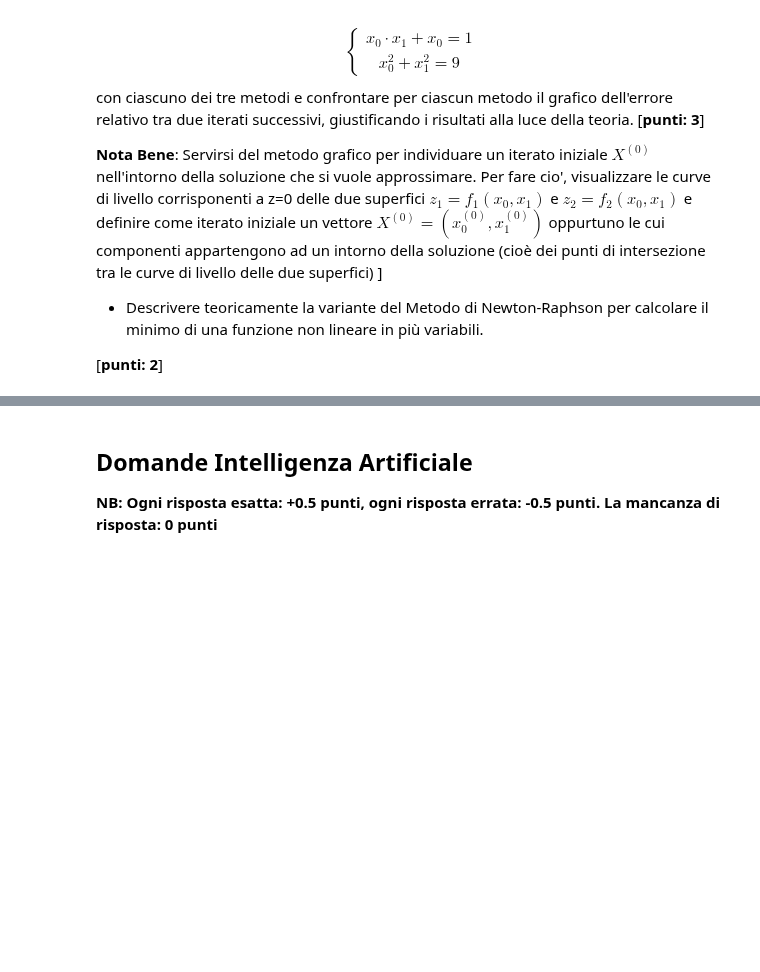
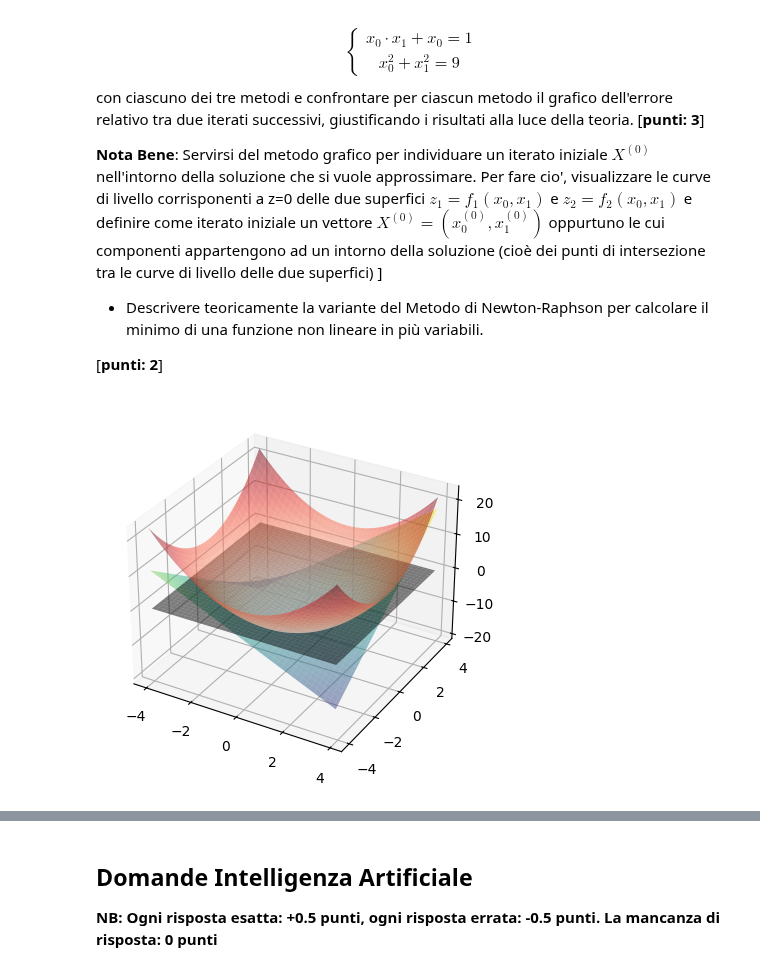
Before and after one commit to delpiter/Numerical_Methods_for_AI, a Jupyter notebook: exams/Exam_04-07-2024_I/Esame_MN_4_luglio_Turno_I.ipynb, the cells around one changed output, grey strips where cells are left out. Saved outputs shown, nothing was run; the diff lists cells and outputs as text; code cells hidden in the pictures; blank space fills up the shorter version.

```diff
--- a/exams/Exam_04-07-2024_I/Esame_MN_4_luglio_Turno_I.ipynb
+++ b/exams/Exam_04-07-2024_I/Esame_MN_4_luglio_Turno_I.ipynb
@@ -75,0 +378,80 @@ intorno della soluzione (cioè  dei punti di  intersezione tra le curve di livel
+# %%
+#Utili per il metodo di Newton_raphson per il calcolare il punto di minimo di un'equazione nonlineare in 2 variabili:
+#Calcolo simbolico di matrice hessiana e vettore gradiente
+
+x_sym, y_sym = symbols('x_sym y_sym')
+#Esempio di funzione non lineare simbolica
+F_sym=0.5*(0.001*(x_sym-1)**2+(x_sym**2-y_sym)**2)
+
+#Calcolo vettore gradiente
+grad_f = sym.derive_by_array(F_sym, (x_sym,y_sym))
+
+# Calcolo dell'Hessiana con sympy.hessian
+H = sym.hessian(F_sym, (x_sym,y_sym))
+
+# Conversione delle espressioni simboliche in funzioni numeriche
+grad_f_func = sym.lambdify((x_sym,y_sym), grad_f, 'numpy')
+H_func = sym.lambdify((x_sym,y_sym), H, 'numpy')
+F_func=sym.lambdify((x_sym,y_sym), F_sym, 'numpy')
+
+
+
+#Utili per il metodo di Newton Raphson per risolvere un sistema di equazioni non lineari
+
+#Scrivere in froma simbolica le due equazioni del sistema, ad esempio
+#x_0\cdot x_1+x_0=1 \\
+#x_0^2+x_1^2=9
+f1_sym = lambda x_sym,y_sym: x_sym*y_sym+x_sym-1   #[-1,1]
+f2_sym= lambda x_sym,y_sym: x_sym**2+y_sym**2-9
+
+
+#Definitre il vettore di Funzioni
+def F_sym(f1_sym,f2_sym):
+    return Matrix([[f1_sym(x_sym,y_sym)], [f2_sym(x_sym,y_sym)]])
+
+# Calcolo della matrice Jacobiana simbolicamente
+J_sym = F_sym(f1_sym,f2_sym).jacobian(Matrix([x_sym, y_sym]))
+
+# Converte la matrice jacobiana Simbolica in una funzione che può essere valutata numericamente mediante lambdify
+J_numerical = lambdify([x_sym, y_sym], J_sym, np)
+
+# Converte il vettore di funzioni Simbolico in una funzione che può essere valutata numericamente mediante lambdify
+F_numerical = lambdify([x_sym, y_sym], F_sym(f1_sym,f2_sym), np)
+
+#Disegnare superfici e curve di livello per determinare la stima dell'iterato iniziale
+#Esempio
+x = np.arange(-4, 4, 0.1)
+y = np.arange(-4, 4, 0.1)
+X, Y = np.meshgrid(x, y)
+Z=np.zeros_like(X)
+superfici=F_numerical(X,Y).squeeze()
+
+# Plotta la superficie
+fig = plt.figure()
+ax = fig.add_subplot(111, projection='3d')
+# Plotta la superficie
+ax.plot_surface(X, Y, superfici[0,:,:], cmap='viridis',alpha=0.5)
+# Plotta la superficie
+ax.plot_surface(X, Y, superfici[1,:,:], cmap='Reds',alpha=0.5)
+ax.plot_surface(X, Y, Z, cmap='gray',alpha=0.5)
+plt.show()
+
+#Plot superifici di controllo
+plt.contour(X, Y,superfici[0,:,:], levels=[0], colors='black')
+plt.contour(X, Y,superfici[1,:,:], levels=[0], colors='red')
+plt.show()
+
+initial_guess=[-2,-1]
+tolX=1e-10
+tolF=1e-10
+max_iterations=200
+update=5
+
+X,it,errore=newton_raphson(initial_guess, F_numerical, J_numerical, tolX, tolF, max_iterations)
+Xc,itc,errorec=newton_raphson_corde(initial_guess, F_numerical, J_numerical, tolX, tolF, max_iterations)
+Xs,its,errores=newton_raphson_sham(initial_guess, F_numerical, J_numerical, tolX, tolF, max_iterations,update)
+print(X,Xc,Xs)
+plt.semilogy(range(len(errore)),errore,'rs',range(len(errorec)),errorec,'bo',range(len(errores)),errores,'m*')
+plt.legend(['Newton Raphson','Newton Raphson Corde','Newton Raphson Shamanskii'])
+# %% [output]
+[figure, added]
```
Also changed, not shown: parts of 17 cells of this notebook, 8 other files.
